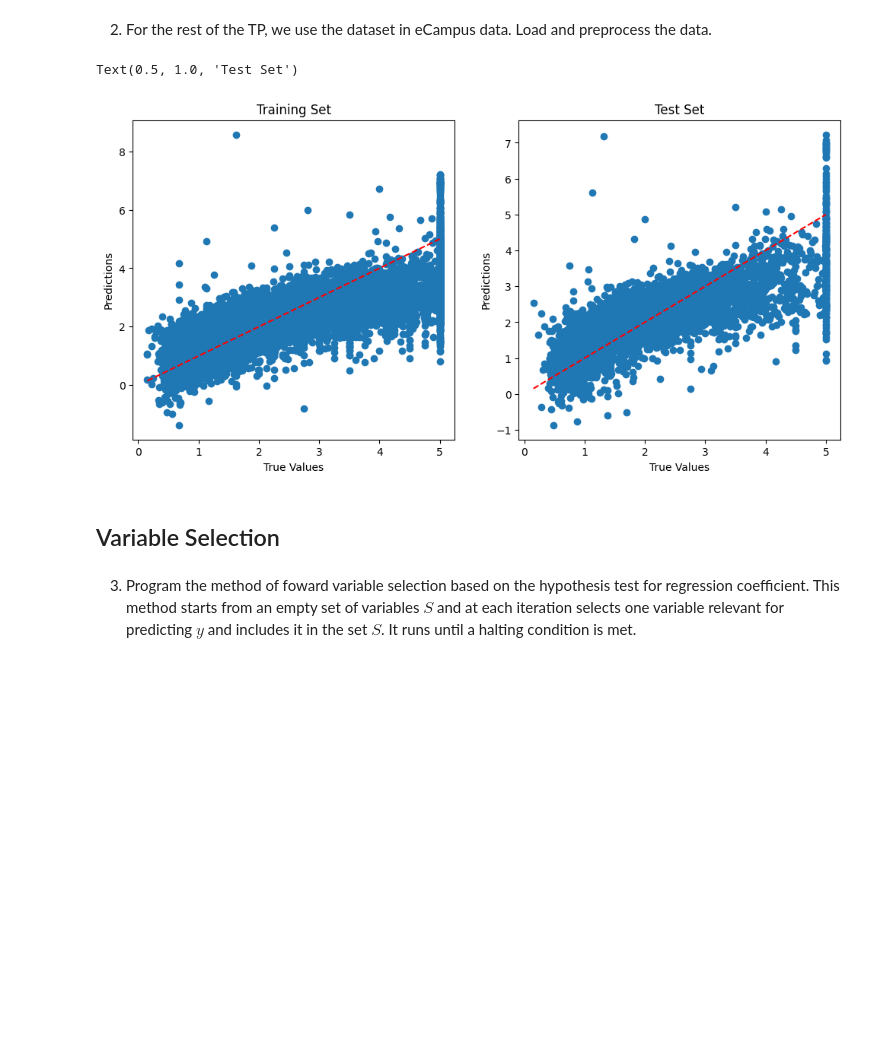
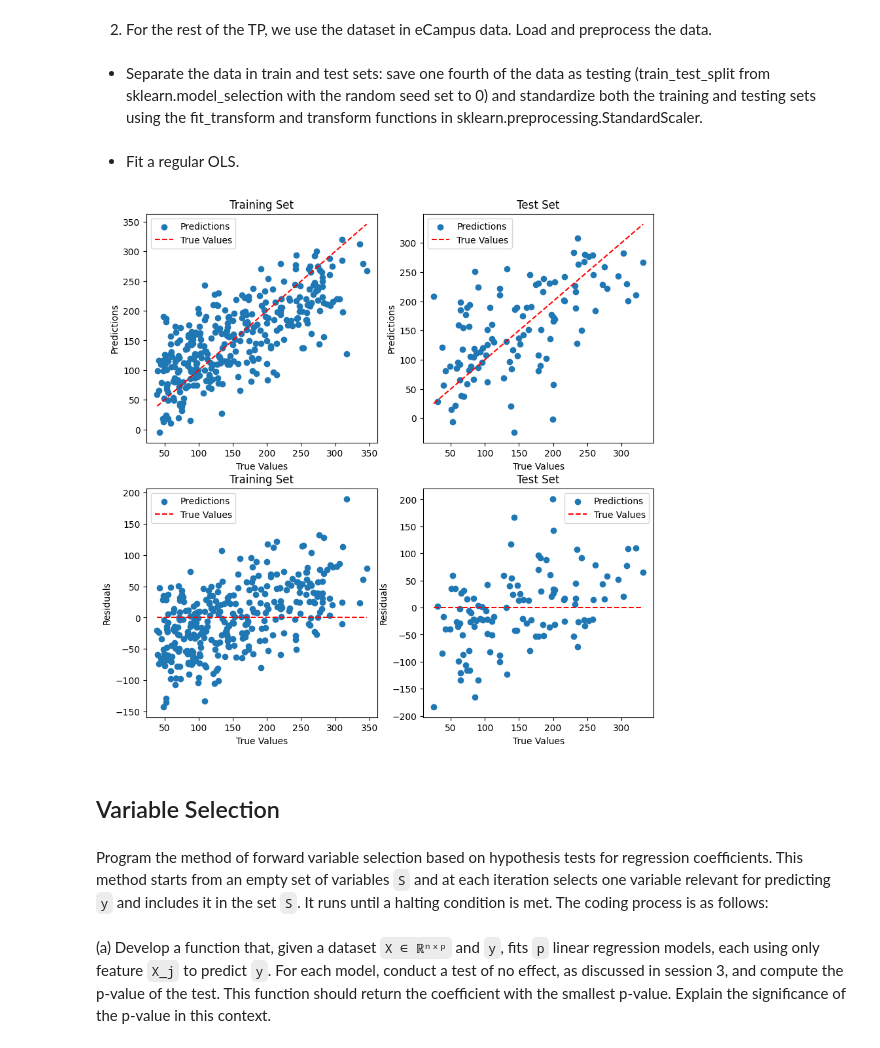
Before and after one commit to dftorresro/SDTSIA---2nd-TP-Linear-regression-, a Jupyter notebook: TP2_Linear_regression.ipynb, the cells around one changed output. Saved outputs shown, nothing was run; the diff lists cells and outputs as text; code cells hidden in the pictures; blank space fills up the shorter version.

```diff
--- a/TP2_Linear_regression.ipynb
+++ b/TP2_Linear_regression.ipynb
@@ -211,47 +220,78 @@ plt.show()
 # %% [markdown]
 2. For the rest of the TP, we use the dataset in eCampus data. Load and preprocess the data.
+# %% [markdown]
+- Separate the data in train and test sets: save one fourth of the data as testing (train_test_split from sklearn.model_selection with the random seed set to 0) and standardize both the training and testing sets using the fit_transform and transform functions in sklearn.preprocessing.StandardScaler.
 # %%
 # Separating the data again ----------------------------------------------------
 from sklearn.model_selection import train_test_split
 
+import pandas as pd
+data = pd.read_csv('data.csv')
+
+X = data.iloc[:, :-1].values
+y = data.iloc[:, -1].values
+
 # Random state = 0 implies that the split will always be the same
 # Random state = None implies that the split will always be different
 # Random state = any other number implies that the split will be random but the same for a given number
-X_train, X_test, y_train, y_test = train_test_split(X, dataset.target, test_size = 0.25, random_state = 0)
+X_train, X_test, y_train, y_test = train_test_split(X, y, test_size = 0.25, random_state = 0)
 
 # Estanrdizing the data (mean = 0, variance = 1) ------------------------------
 from sklearn.preprocessing import StandardScaler
 scaler = StandardScaler()
 X_train = scaler.fit_transform(X_train)
 X_test = scaler.transform(X_test)
+# %% [markdown]
+- Fit a regular OLS.
 # %%
 # Fitting a regular OLS model --------------------------------------------------
 from sklearn.linear_model import LinearRegression
 regressor = LinearRegression()
 regressor.fit(X_train, y_train)
 
 # Ploting the results ----------------------------------------------------------
-plt.figure(figsize=(12, 12))
+plt.figure(figsize=(10, 10))
 
 # Plotting the training set
 plt.subplot(2, 2, 1)
 plt.scatter(y_train, regressor.predict(X_train))
 plt.plot([min(y_train), max(y_train)], [min(y_train), max(y_train)], color='red', linestyle='--')
 plt.xlabel('True Values')
 plt.ylabel('Predictions')
+plt.legend(['Predictions', 'True Values'])
 plt.title('Training Set')
 
 # Plotting the test set
 plt.subplot(2, 2, 2)
 plt.scatter(y_test, regressor.predict(X_test))
 plt.plot([min(y_test), max(y_test)], [min(y_test), max(y_test)], color='red', linestyle='--')
 plt.xlabel('True Values')
 plt.ylabel('Predictions')
+plt.legend(['Predictions', 'True Values'])
 plt.title('Test Set')
+
+# Plotting the residuals for the training set
+plt.subplot(2, 2, 3)
+plt.scatter(y_train, y_train - regressor.predict(X_train))
+plt.plot([min(y_train), max(y_train)], [0, 0], color='red', linestyle='--')
+plt.xlabel('True Values')
+plt.ylabel('Residuals')
+plt.legend(['Predictions', 'True Values'])
+plt.title('Training Set')
+
+# Plotting the residuals for the test set
+plt.subplot(2, 2, 4)
+plt.scatter(y_test, y_test - regressor.predict(X_test))
+plt.plot([min(y_test), max(y_test)], [0, 0], color='red', linestyle='--')
+plt.xlabel('True Values')
+plt.ylabel('Residuals')
+plt.legend(['Predictions', 'True Values'])
+plt.title('Test Set')
+
+plt.show()
 # %% [output]
-Text(0.5, 1.0, 'Test Set')
-[figure, old version]
+[figure, new version]
 # %% [markdown]
 ## Variable Selection
 # %% [markdown]
-3. Program the method of foward variable selection based on the hypothesis test for regression coefficient. This method starts from an empty set of variables $S$ and at each iteration selects one variable relevant for predicting $y$ and includes it in the set $S$. It runs until a halting condition is met.
+Program the method of forward variable selection based on hypothesis tests for regression coefficients. This method starts from an empty set of variables `S` and at each iteration selects one variable relevant for predicting `y` and includes it in the set `S`. It runs until a halting condition is met. The coding process is as follows:
@@ -259,0 +298,2 @@ Text(0.5, 1.0, 'Test Set')
+# %% [markdown]
+(a) Develop a function that, given a dataset `X ∈ ℝⁿˣᵖ` and `y`, fits `p` linear regression models, each using only feature `X_j` to predict `y`. For each model, conduct a test of no effect, as discussed in session 3, and compute the p-value of the test. This function should return the coefficient with the smallest p-value. Explain the significance of the p-value in this context.
```
Also changed, not shown: parts of 21 cells of this notebook.
